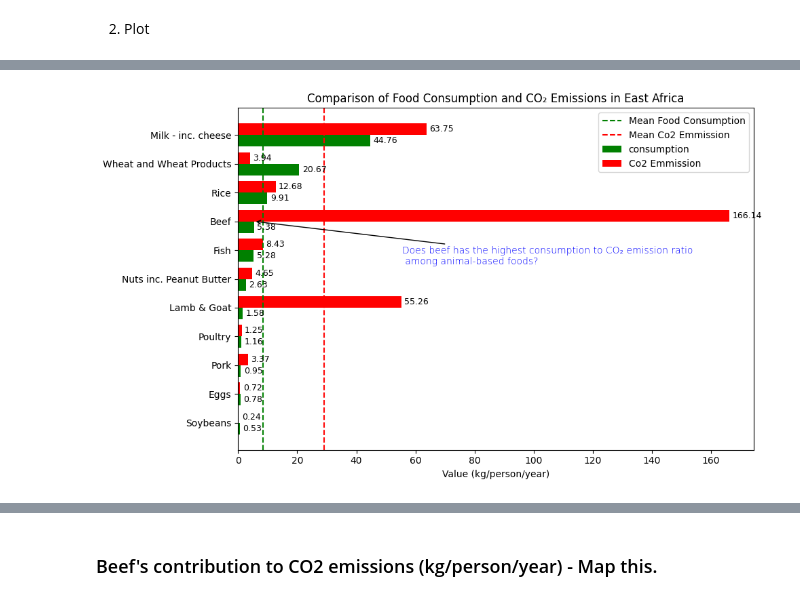
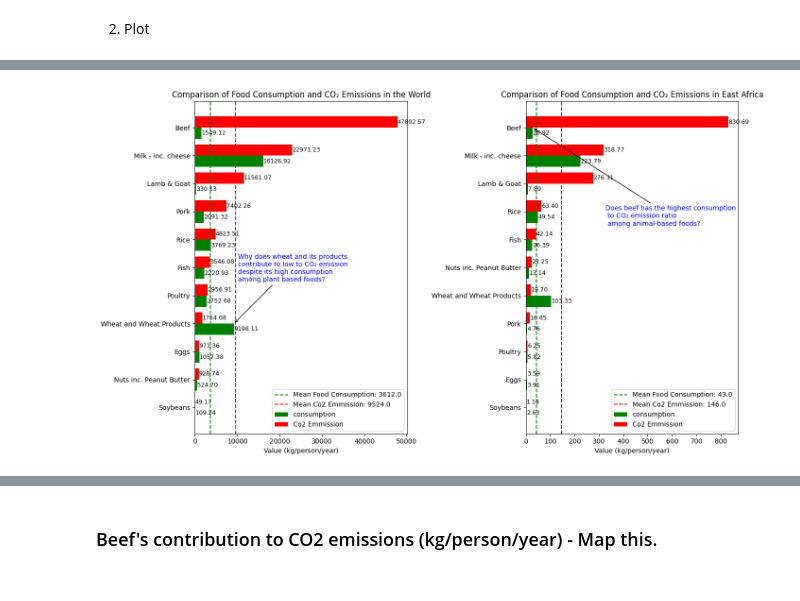
Before and after one commit to atlonglastkibet/PyData, a Jupyter notebook: Matplotlib/Food Data Footprint.ipynb, the cells around one changed output, grey strips where cells are left out. Saved outputs shown, nothing was run; the diff lists cells and outputs as text; code cells hidden in the pictures.

```diff
--- a/Matplotlib/Food Data Footprint.ipynb
+++ b/Matplotlib/Food Data Footprint.ipynb
@@ -97,8 +68,8 @@ world_df.shape
 2. Groupby
 # %%
 # To plot the average co2 per person by food category, I simply group the food category by the mean co2_emmission
-east_africa_co2_emmission_per_person =east_africa_df.groupby('food_category')['co2_emmission'].mean().sort_values(ascending=True)
-world_co2_emmission_per_person = world_df.groupby('food_category')['co2_emmission'].mean().sort_values(ascending=True)
+east_africa_co2_emmission_per_person =east_africa_df.groupby('food_category')['co2_emmission'].sum().sort_values(ascending=True)
+world_co2_emmission_per_person = world_df.groupby('food_category')['co2_emmission'].sum().sort_values(ascending=True)
 # %% [markdown]
 3. Plot
 # %%
@@ -206,8 +193,9 @@ plt.show()
 # %% [markdown]
 1. Group
 # %%
-# I group food category by consumption in the east africa df
-east_africa_consumption_per_person = east_africa_df.groupby('food_category')['consumption'].mean().sort_values(ascending=True)
+# I group food category by mean consumption in the east africa df
+east_africa_consumption_per_person = east_africa_df.groupby('food_category')['consumption'].sum().sort_values(ascending=True)
+world_consumption_per_person = world_df.groupby('food_category')['consumption'].sum().sort_values(ascending=True)
 # %% [markdown]
 2. Plot
 # %%
@@ -258,54 +271,85 @@ bar_width  = 0.4
 consumption_color = 'green'
 emmission_color = 'red'
 
 # I find the mean of co2 emmission and food consumptions
+east_africa_df_emmission_consumption =  east_africa_df.groupby('food_category')[['co2_emmission', 'consumption']].sum().sort_values(by = 'co2_emmission', ascending=True)
+world_df_emmission_consumption = world_df.groupby('food_category')[['co2_emmission', 'consumption']].sum().sort_values(by = 'co2_emmission', ascending=True)
+index = np.arange(len(east_africa_df_emmission_consumption))
+index2 = np.arange(len(world_df_emmission_consumption))
 
-east_africa_df_emmission_consumption =  east_africa_df.groupby('food_category')[['co2_emmission', 'consumption']].mean().sort_values(by = 'consumption', ascending=True)
+# Plot
+fig, ax = plt.subplots(1,2, figsize = (14,8))
+consumption_bar = ax[1].barh(index - bar_width/2, east_africa_df_emmission_consumption['consumption'], bar_width, label = 'consumption', color = 'green')
+Emmission_bar = ax[1].barh(index + bar_width/2, east_africa_df_emmission_consumption['co2_emmission'], bar_width, label = 'Co2 Emmission', color = 'red')
 
-index = np.arange(len(east_africa_df_emmission_consumption))
+world_consumption_bar = ax[0].barh(index2 - bar_width/2, world_df_emmission_consumption['consumption'], bar_width, label = 'consumption', color = 'green')
+world_emmission_bar = ax[0].barh(index2 + bar_width/2, world_df_emmission_consumption['co2_emmission'], bar_width, label = 'Co2 Emmission', color = 'red')
 
-# east_africa_df_emmission_consumption.plot(kind = 'bar')
-fig, ax = plt.subplots(figsize = (10,6))
-consumption_bar = ax.barh(index - bar_width/2, east_africa_df_emmission_consumption['consumption'], bar_width, label = 'consumption', color = 'green')
-Emmission_bar = ax.barh(index + bar_width/2, east_africa_df_emmission_consumption['co2_emmission'], bar_width, label = 'Co2 Emmission', color = 'red')
+# Add axvline for each east africa
+ax[1].axvline(x=np.mean(east_africa_df_emmission_consumption['consumption']), label = f'Mean Food Consumption: {np.mean(east_africa_df_emmission_consumption['consumption']).round()}', linestyle = '--', color = 'green')
+ax[1].axvline(x=np.mean(east_africa_df_emmission_consumption['co2_emmission']), label= f'Mean Co2 Emmission: {np.mean(east_africa_df_emmission_consumption['co2_emmission']).round()}', linestyle = '--', color = 'red')
 
-# Add axvline for each
-ax.axvline(x=np.mean(east_africa_df_emmission_consumption['consumption']), label = 'Mean Food Consumption', linestyle = '--', color = 'green')
-ax.axvline(x=np.mean(east_africa_df_emmission_consumption['co2_emmission']), label= 'Mean Co2 Emmission', linestyle = '--', color = 'red')
+# add axvline for the world
+ax[0].axvline(x=np.mean(world_df_emmission_consumption['consumption']), label = f'Mean Food Consumption: {np.mean(world_df_emmission_consumption['consumption']).round()}', linestyle = '--', color = 'green')
+ax[0].axvline(x=np.mean(world_df_emmission_consumption['co2_emmission']), label= f'Mean Co2 Emmission: {np.mean(world_df_emmission_consumption['co2_emmission']).round()}', linestyle = '--', color = 'red')
 
-# Add annotations on top of each bar
+# Add annotations on top of each bar for east africa
 for bar in consumption_bar:
     width = bar.get_width()  # Get the value of the bar (Consumption)
-    ax.text(width + 1, bar.get_y() + bar.get_height() / 2, f'{width:.2f}', va='center', ha='left', fontsize=9, color='black')
+    ax[1].text(width + 1, bar.get_y() + bar.get_height() / 2, f'{width:.2f}', va='center', ha='left', fontsize=9, color='black')
 
 for bar in Emmission_bar:
     width = bar.get_width()  # Get the value of the bar (CO₂ Emission)
-    ax.text(width + 1, bar.get_y() + bar.get_height() / 2, f'{width:.2f}', va='center', ha='left', fontsize=9, color='black')
+    ax[1].text(width + 1, bar.get_y() + bar.get_height() / 2, f'{width:.2f}', va='center', ha='left', fontsize=9, color='black')
 
+# Add annotations on top of each bar for east africa
+for bar in world_consumption_bar:
+    width = bar.get_width()  # Get the value of the bar (Consumption)
+    ax[0].text(width + 1, bar.get_y() + bar.get_height() / 2, f'{width:.2f}', va='center', ha='left', fontsize=9, color='black')
+
+for bar in world_emmission_bar:
+    width = bar.get_width()  # Get the value of the bar (CO₂ Emission)
+    ax[0].text(width + 1, bar.get_y() + bar.get_height() / 2, f'{width:.2f}', va='center', ha='left', fontsize=9, color='black')
+# Get the animal category and its value
+animal_category1 = "Wheat and Wheat Products"
+animal_value1 = world_df_emmission_consumption.loc[animal_category1, 'consumption']
+animal_category_index1 = world_df_emmission_consumption.index.get_loc(animal_category1)
+
+# Annotate the 'Beef' bar
+ax[0].annotate(
+    '\n Why does wheat and its products\n contribute to low to CO₂ emission \n despite its high consumption \n among plant based foods?',
+    xy=(animal_value1, animal_category_index1),  # Position of 'Beef' bar
+    xytext=(animal_value1 + 500, animal_category_index1 + 1.5),  # Adjust annotation position
+    arrowprops=dict(arrowstyle="->", color="black", lw=1.0),
+    fontsize=10, color='blue', fontweight='regular'
+)
 # Get the animal category and its value
 animal_category = "Beef"
 animal_value = east_africa_df_emmission_consumption.loc[animal_category, 'consumption']
 animal_category_index = east_africa_df_emmission_consumption.index.get_loc(animal_category)
-
 # Annotate the 'Beef' bar
-ax.annotate(
-    'Does beef has the highest consumption to CO₂ emission ratio \n among animal-based foods?',
+ax[1].annotate(
+    'Does beef has the highest consumption\n to CO₂ emission ratio \n among animal-based foods?',
     xy=(animal_value, animal_category_index),  # Position of 'Beef' bar
-    xytext=(animal_value + 50, animal_category_index - 1.5),  # Adjust annotation position
+    xytext=(animal_value + 300, animal_category_index - 3.5),  # Adjust annotation position
     arrowprops=dict(arrowstyle="->", color="black", lw=1.0),
-    fontsize=10, color='blue', fontweight='light'
+    fontsize=10, color='blue', fontweight='regular'
 )
 
 # Set y-axis ticks and labels properly
-ax.set_yticks(index)
-ax.set_yticklabels(east_africa_df_emmission_consumption.index)  # Food category names
-
+ax[1].set_yticks(index)
+ax[1].set_yticklabels(east_africa_df_emmission_consumption.index)  # Food category names
+ax[0].set_yticks(index)
+ax[0].set_yticklabels(world_df_emmission_consumption.index)  # Food category names
 # Labels and Title
-ax.set_xlabel("Value (kg/person/year)")
-ax.set_title("Comparison of Food Consumption and CO₂ Emissions in East Africa")
-ax.legend()
+ax[1].set_xlabel("Value (kg/person/year)")
+ax[1].set_title("Comparison of Food Consumption and CO₂ Emissions in East Africa")
+ax[1].legend()
+ax[0].set_xlabel("Value (kg/person/year)")
+ax[0].set_title("Comparison of Food Consumption and CO₂ Emissions in the World")
+ax[0].legend()
 
 plt.tight_layout()
 plt.show()
 # %% [output]
-[figure, old version]
+[figure, new version]
```
Also changed, not shown: parts of 20 cells of this notebook, 1 other file.
